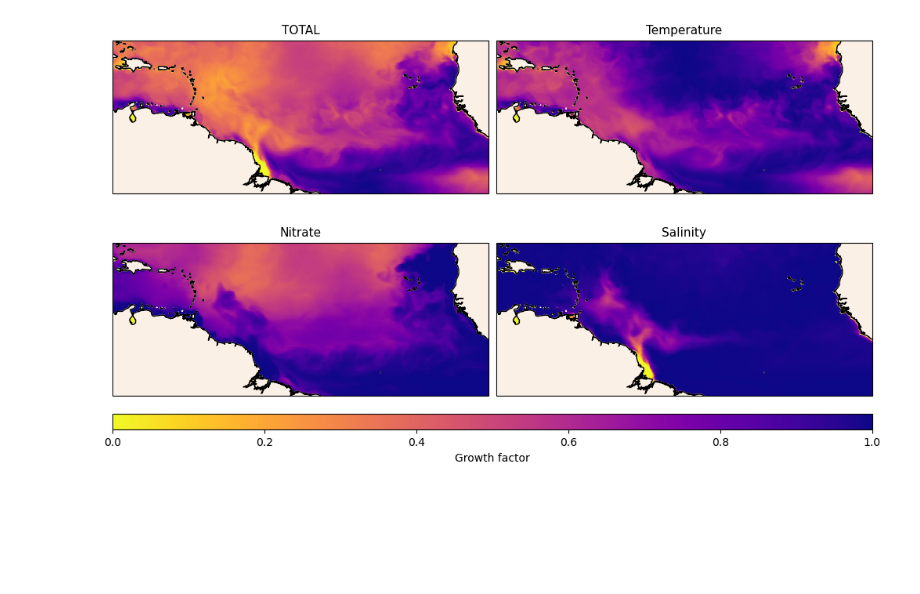
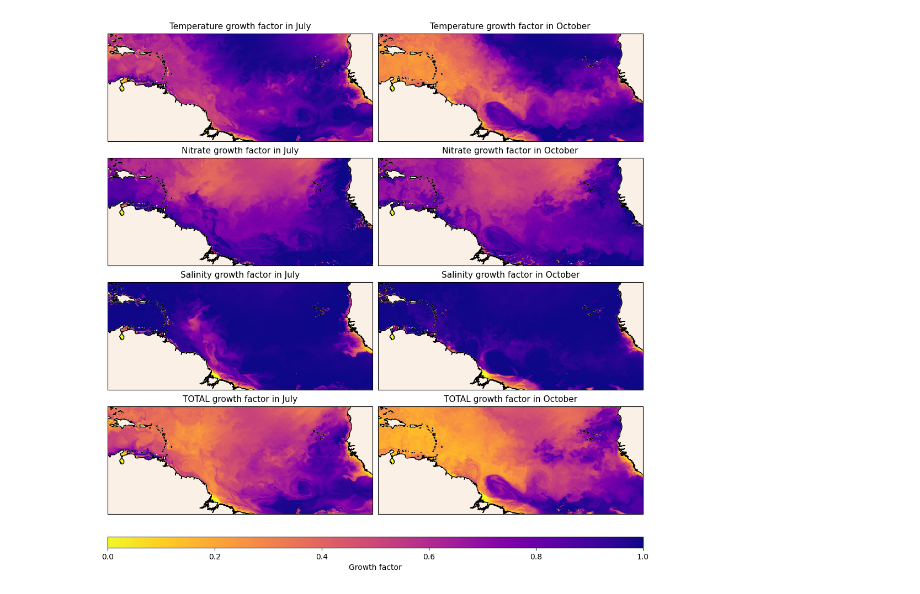
Before and after one commit to Parcels-code/Sargassum_growth_model, a Jupyter notebook: Manuscript_Figures/Figure6.ipynb, the cells around one changed output. Drawn from its saved outputs; the diff is of its cells as text; code cells hidden in the pictures; blank space fills up the shorter version.

Commit message:
Update Fig6 to show 2 months of Lagrangian growth factors

```diff
--- a/Manuscript_Figures/Figure6.ipynb
+++ b/Manuscript_Figures/Figure6.ipynb
@@ -6,37 +8,38 @@ import matplotlib.pyplot as plt
 import polars as pl
-# %%
-df = pl.read_parquet("Simulations/Simulation_Basin_2024-07_Eulerian.parquet")
 # %%
-fig, axes = plt.subplots(2, 2, figsize=(10,6), constrained_layout=True, subplot_kw={'projection': ccrs.PlateCarree()})
+fig, axes = plt.subplots(4, 2, figsize=(10,10), constrained_layout=True, subplot_kw={'projection': ccrs.PlateCarree()})
 
-titles = ['TOTAL', 'Temperature', 'Nitrate', 'Salinity']
-vars = ['limitation', 'lim_temp', 'lim_no3', 'lim_salinity']
+titles = ['Temperature', 'Nitrate', 'Salinity', 'TOTAL']
+vars = ['lim_temp', 'lim_no3', 'lim_salinity', 'limitation']
 
-for i, ax in enumerate(axes.flatten()):
+for j, m in enumerate([7, 10]):
+    df = pl.read_parquet(f"Simulations/Simulation_Basin_2024-{m:02d}_Lagrangian.parquet")
+    for i in range(4):
+        ax = axes[i, j]
 
-    to_plot = (
-        df.group_by('particle_id')
-        .agg([
-            pl.col('lon').first().alias('lon'),
-            pl.col('lat').first().alias('lat'),
-            pl.col(vars[i]).mean().alias('var_mean'),
-        ])
-        .sort('particle_id')
-    )
-    cscat = ax.scatter(
-        to_plot['lon'], to_plot['lat'], c = to_plot['var_mean'],
-        cmap='plasma_r', s=4, linewidth=0, transform=ccrs.PlateCarree(), zorder=2,
-        vmin=0.0, vmax=1,
-    )
+        to_plot = (
+            df.group_by('particle_id')
+            .agg([
+                pl.col('lon').first().alias('lon'),
+                pl.col('lat').first().alias('lat'),
+                pl.col(vars[i]).mean().alias('var_mean'),
+            ])
+            .sort('particle_id')
+        )
+        cscat = ax.scatter(
+            to_plot['lon'], to_plot['lat'], c = to_plot['var_mean'],
+            cmap='plasma_r', s=4, linewidth=0, transform=ccrs.PlateCarree(), zorder=2,
+            vmin=0.0, vmax=1,
+        )
 
-    ax.add_feature(cartopy.feature.COASTLINE.with_scale('10m'), zorder=3, color='black')
-    ax.add_feature(cartopy.feature.LAND.with_scale('10m'), zorder=2, color='linen')
-    ax.set_extent([-75, -11, -3, 20])
-    ax.set_title(titles[i], fontsize=11)
+        ax.add_feature(cartopy.feature.COASTLINE.with_scale('10m'), zorder=3, color='black')
+        ax.add_feature(cartopy.feature.LAND.with_scale('10m'), zorder=2, color='linen')
+        ax.set_extent([-75, -11, -3, 20])
+        ax.set_title(f"{titles[i]} growth factor in {calendar.month_name[m]}", fontsize=11)
 
 cbar = fig.colorbar(cscat, ax=axes, orientation='horizontal', pad=0.04, aspect=50, label='Growth factor')
 
 plt.savefig("Figures/Figure6.png", bbox_inches="tight", dpi=300)
 plt.show()
 # %% [output]
-[figure, old version]
+[figure, new version]
```
Also changed, not shown: parts of 1 cell of this notebook, 1 other file.
